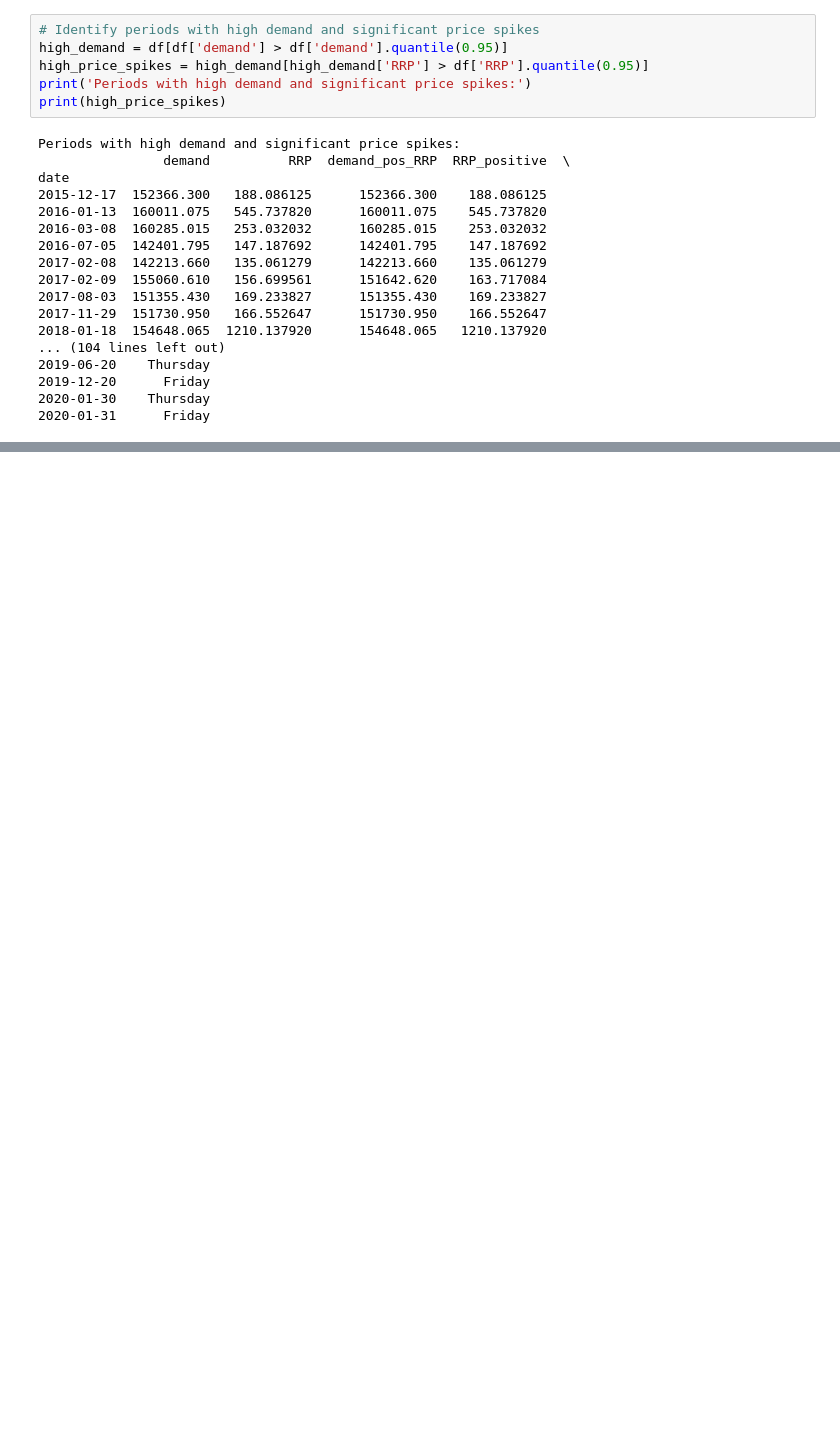
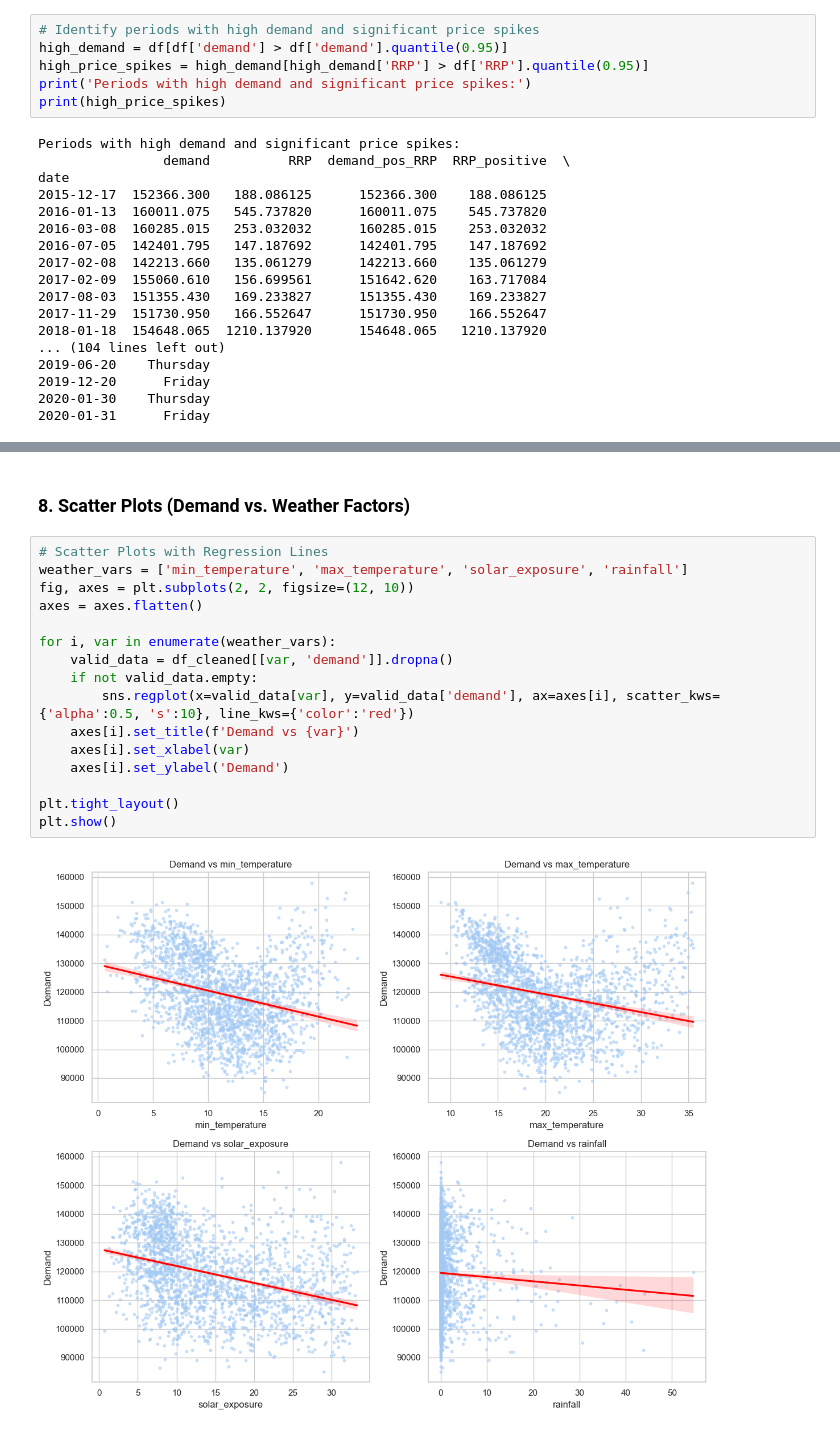
Before and after one commit to sainath9392/Electricity_Demand-and_Price_ForecastingInfosys_Internship_Oct2025, a Jupyter notebook: main.ipynb, the cells around one changed output, grey strips where cells are left out. Cells and saved outputs as stored; diff of their text form; blank space fills up the shorter version.

```diff
--- a/main.ipynb
+++ b/main.ipynb
@@ -236,0 +336,20 @@ date
+# %% [markdown]
+### 8. Scatter Plots (Demand vs. Weather Factors)
+# %%
+# Scatter Plots with Regression Lines
+weather_vars = ['min_temperature', 'max_temperature', 'solar_exposure', 'rainfall']
+fig, axes = plt.subplots(2, 2, figsize=(12, 10))
+axes = axes.flatten()
+
+for i, var in enumerate(weather_vars):
+    valid_data = df_cleaned[[var, 'demand']].dropna()
+    if not valid_data.empty:
+        sns.regplot(x=valid_data[var], y=valid_data['demand'], ax=axes[i], scatter_kws={'alpha':0.5, 's':10}, line_kws={'color':'red'})
+    axes[i].set_title(f'Demand vs {var}')
+    axes[i].set_xlabel(var)
+    axes[i].set_ylabel('Demand')
+
+plt.tight_layout()
+plt.show()
+# %% [output]
+[figure, added]
```
Also changed, not shown: parts of 47 cells of this notebook.
